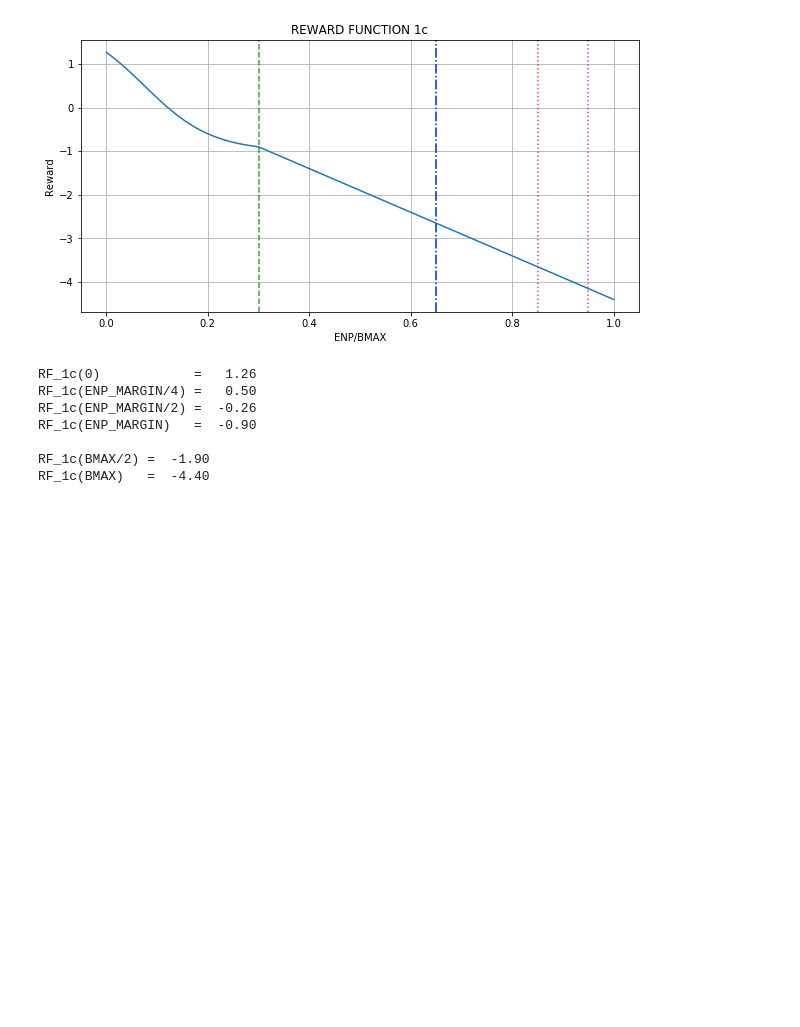
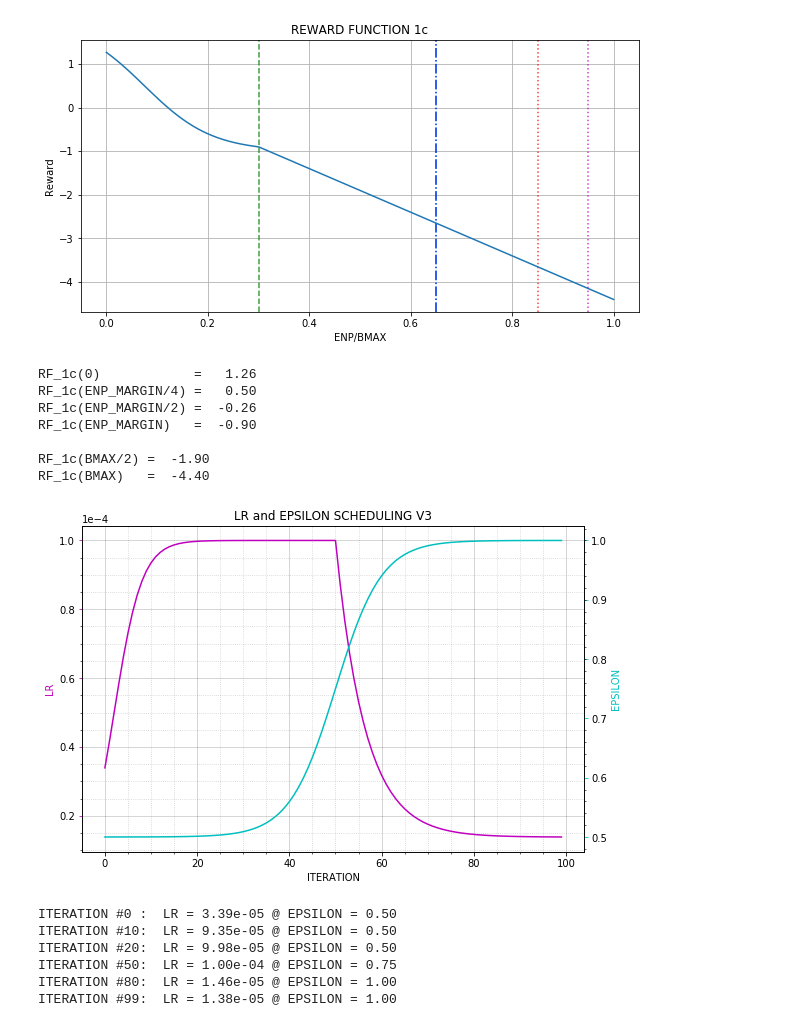
Before and after one commit to 5mali/no_spark, a Jupyter notebook: 1xTEST.ipynb, the cells around one changed output. Cells and saved outputs as stored; diff of their text form; code cells hidden in the pictures; blank space fills up the shorter version.

```diff
--- a/1xTEST.ipynb
+++ b/1xTEST.ipynb
@@ -558,3 +545,67 @@ RF_1c(BMAX)   =  -4.40
+# %%
+#PLOT LR AND EPSILON SCHEDULING
+#LEARNING RATE VS EPSILON VERSION 3
+e_rec = []
+e_slope = 5
+e_start = 0.5
+e_inflection_point = 50
+
+
+lr_rec = []
+lr_slope = 3
+lr_start = 0
+lr_inflection_point = 2
+
+for iteration in np.arange(0,100):
+    if iteration <=50:
+        lrate =  (lr_start + (1-lr_start)/(1 + np.exp(-(iteration-lr_inflection_point)/lr_slope)))*1e-4
+    else:
+        lrate = 0.95*(lrate-lrate*0.1)+0.2*1e-5
+    lr_rec= np.append(lr_rec,lrate)
+
+    e =  e_start + (1-e_start)/(1 + np.exp(-(iteration-e_inflection_point)/e_slope))
+    e_rec= np.append(e_rec,e)
+
+fig = plt.figure(figsize=(9,6))
+
+ax = fig.add_subplot(111)
+ax.set_title("LR and EPSILON SCHEDULING V3")
+ax.set_xlabel("ITERATION")
+ax.set_ylabel("LR",      color = 'm')
+ax.plot(lr_rec,          color = 'm')
+ax.tick_params(axis='y', color = 'm')
+ax.ticklabel_format(style='sci', axis='y', scilimits=(-6,-7), color='m')
+ax.minorticks_on()
+
+ax.set_axisbelow(True)
+
+ax.grid(b=True, which='minor', linestyle=':',  color='k', alpha = 0.2)
+ax.grid(b=True, which='major', linestyle='-',  color='k', alpha = 0.2)
+
+
+ax_ = ax.twinx()
+ax_.set_ylabel("EPSILON", color = 'c')
+ax_.tick_params(axis='y', color = 'c')
+ax_.set_axisbelow(True)
+ax_.minorticks_on()
+ax_.plot(e_rec,           color = 'c')
+
+plt.show()
+
+print("ITERATION #0 :  LR = {:4.2e} @ EPSILON = {:4.2f}".format(lr_rec[0],e_rec[0]))
+print("ITERATION #10:  LR = {:4.2e} @ EPSILON = {:4.2f}".format(lr_rec[10],e_rec[10]))
+print("ITERATION #20:  LR = {:4.2e} @ EPSILON = {:4.2f}".format(lr_rec[20],e_rec[20]))
+print("ITERATION #50:  LR = {:4.2e} @ EPSILON = {:4.2f}".format(lr_rec[50],e_rec[50]))
+print("ITERATION #80:  LR = {:4.2e} @ EPSILON = {:4.2f}".format(lr_rec[80],e_rec[80]))
+print("ITERATION #99:  LR = {:4.2e} @ EPSILON = {:4.2f}".format(lr_rec[99],e_rec[99]))
+# %% [output]
+[figure, added]
+ITERATION #0 :  LR = 3.39e-05 @ EPSILON = 0.50
+ITERATION #10:  LR = 9.35e-05 @ EPSILON = 0.50
+ITERATION #20:  LR = 9.98e-05 @ EPSILON = 0.50
+ITERATION #50:  LR = 1.00e-04 @ EPSILON = 0.75
+ITERATION #80:  LR = 1.46e-05 @ EPSILON = 1.00
+ITERATION #99:  LR = 1.38e-05 @ EPSILON = 1.00
 # %%
 S_FILENAME = './models/'+ MODELNAME
 dqn = DQN()
```
Also changed, not shown: parts of 13 cells of this notebook, 7 other files.
